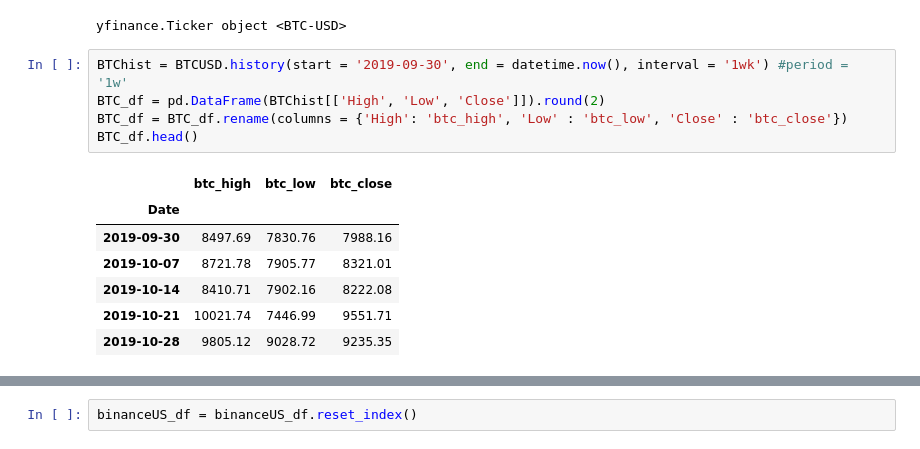
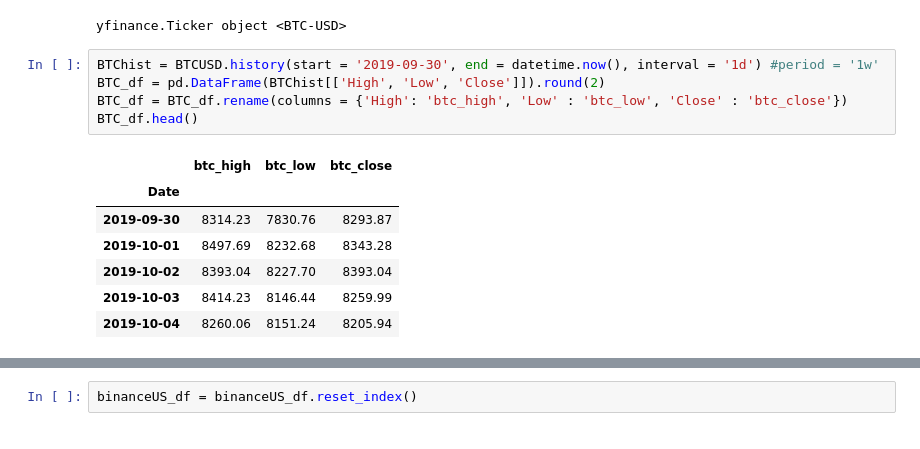
Before and after one commit to Gino-Petrosian/Cryptocurrency-cyclic-Correlation-with-Bitcoin, a Jupyter notebook: FreeformAnalysis.ipynb, the cells around one changed output, grey strips where cells are left out. Saved outputs shown, nothing was run; the diff lists cells and outputs as text.

```diff
--- a/FreeformAnalysis.ipynb
+++ b/FreeformAnalysis.ipynb
@@ -30,15 +29,15 @@ print(BTCUSD)
 # %% [output]
 yfinance.Ticker object <BTC-USD>
 # %%
-BTChist = BTCUSD.history(start = '2019-09-30', end = datetime.now(), interval = '1wk') #period = '1w'
+BTChist = BTCUSD.history(start = '2019-09-30', end = datetime.now(), interval = '1d') #period = '1w'
 BTC_df = pd.DataFrame(BTChist[['High', 'Low', 'Close']]).round(2)
 BTC_df = BTC_df.rename(columns = {'High': 'btc_high', 'Low' : 'btc_low', 'Close' : 'btc_close'})
 BTC_df.head()
 # %% [output]
 |  | btc_high | btc_low | btc_close |
 | Date |  |  |  |
-| 2019-09-30 | 8497.69 | 7830.76 | 7988.16 |
-| 2019-10-07 | 8721.78 | 7905.77 | 8321.01 |
-| 2019-10-14 | 8410.71 | 7902.16 | 8222.08 |
-| 2019-10-21 | 10021.74 | 7446.99 | 9551.71 |
-| 2019-10-28 | 9805.12 | 9028.72 | 9235.35 |
+| 2019-09-30 | 8314.23 | 7830.76 | 8293.87 |
+| 2019-10-01 | 8497.69 | 8232.68 | 8343.28 |
+| 2019-10-02 | 8393.04 | 8227.70 | 8393.04 |
+| 2019-10-03 | 8414.23 | 8146.44 | 8259.99 |
+| 2019-10-04 | 8260.06 | 8151.24 | 8205.94 |
```
Also changed, not shown: parts of 34 cells of this notebook.
